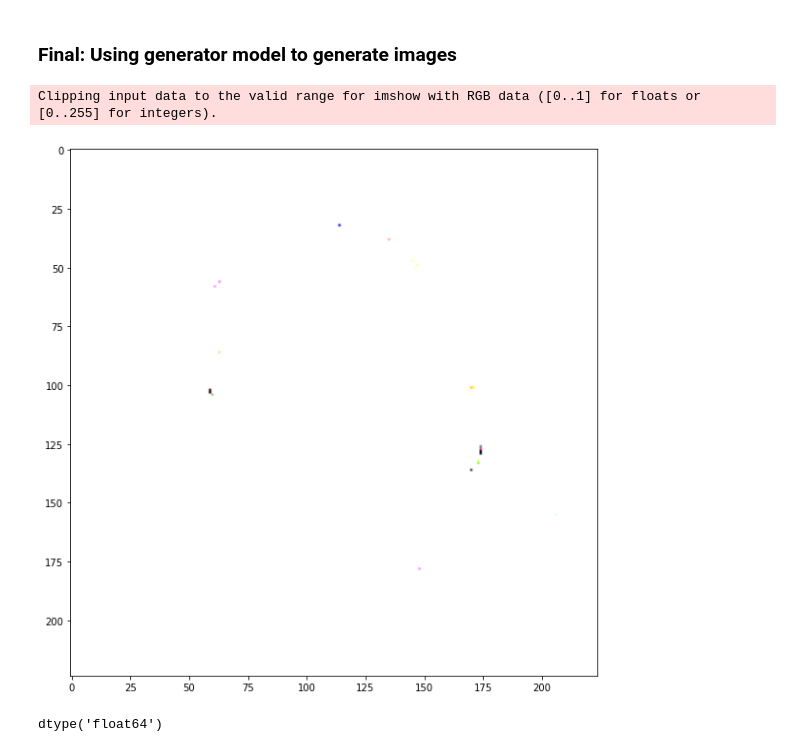
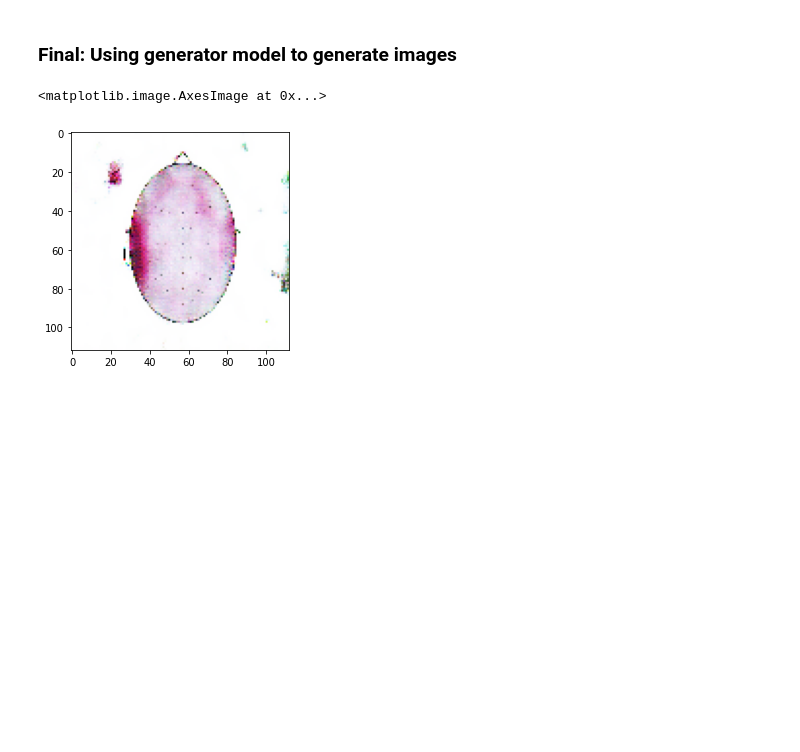
Before and after one commit to havugifelix/GAN_topomap, a Jupyter notebook: GAN_Topomaps.ipynb, the cells around one changed output. Saved outputs shown, nothing was run; the diff lists cells and outputs as text; code cells hidden in the pictures; blank space fills up the shorter version.

```diff
--- a/GAN_Topomaps.ipynb
+++ b/GAN_Topomaps.ipynb
@@ -33,7 +33,7 @@ import os
 import cv2
 import numpy as np
 # define the standalone discriminator model
-def define_discriminator(in_shape=(224,224,3)):
+def define_discriminator(in_shape=(112,112,3)):
     model = Sequential()
     model.add(Conv2D(64, (3,3), strides=(2, 2), padding='same', input_shape=in_shape))
     model.add(LeakyReLU(alpha=0.2))
@@ -183,7 +198,7 @@ data.shape
 import tqdm
 
 # evaluate the discriminator, plot generated images, save generator model
-def summarize_performance(epoch, g_model, d_model, dataset, latent_dim, n_samples=500):
+def summarize_performance(epoch, g_model, d_model, dataset, latent_dim, n_samples=11000):
     # prepare real samples
     X_real, y_real = generate_real_samples(dataset,n_samples)
     # evaluate discriminator on real examples
@@ -197,11 +212,11 @@ def summarize_performance(epoch, g_model, d_model, dataset, latent_dim, n_sample
     # save plot
     save_plot(x_fake, epoch)
     # save the generator model tile file
-    filename = 'generator_model_%03d.h5' % (epoch + 1)
+    filename ='/home/kashraf/Research_2021/GAN_topomap/saved_models/Un_GAN_generator_V3_allsamples.h5'
     g_model.save(filename)
 
    ##train the generator and discriminator
-def train(g_model, d_model, gan_model, dataset, latent_dim, n_epochs=100, n_batch=32):
+def train(g_model, d_model, gan_model, dataset, latent_dim, n_epochs=, n_batch=64):
     bat_per_epo = int(dataset.shape[0] / n_batch)
     half_batch = int(n_batch / 2)
     # manually enumerate epochs
@@ -227,7 +242,7 @@ def train(g_model, d_model, gan_model, dataset, latent_dim, n_epochs=100, n_batc
             # summarize loss on this batch
             print('Discriminator Loss: {}\nGenerator Loss: {}\n'. format(d_loss, g_loss))
         # evaluate the model performance, sometimes
-        if (i+1) % n_epochs == 0:
+        if (i+1) % 20 == 0:
             summarize_performance(i, g_model, d_model, dataset, latent_dim)
 # %%
 # size of the latent space
@@ -298,15 +320,19 @@ latent_points = generate_latent_points(100,10)
-# %%
-X = g_model.predict(latent_points)
-plt.imsave("New_Topo.png",X[1])
-
-# plot the result
-plt.figure(figsize=(10,10))
-plt.imshow(X[5]*255,cmap="gray")
-plt.show()
-# %% [output]
-Clipping input data to the valid range for imshow with RGB data ([0..1] for floats or [0..255] for integers).
-[figure, removed]
-# %%
-np.dtype(float)
-# %% [output]
-dtype('float64')
+# %%
+path="/home/kashraf/Research_2021/GAN_topomap/generated_images/Un_GAN_generator_V2//"
+# model=tf.keras.models.load_model('/home/kashraf/Research_2021/GAN_topomap/saved_models/Un_GAN_generator_V2.h5')
+latent_points= generate_latent_points(100,200)
+X =g_model.predict(latent_points)
+generated_img=[((arr - arr.min()) * (1/(arr.max() - arr.min()) * 255)).astype('uint8') for arr in X]
+generated_img = [cv2.cvtColor(img, cv2.COLOR_BGR2RGB) for img in generated_img]
+for i in range(len(generated_img)):
+    plt.imsave(path+"beta_"+str(i)+".png",generated_img[i])
+
+# # plot the result
+# plt.figure(figsize=(10,10))
+# plt.imshow(generated_img[2])
+# plt.show()
+# %%
+plt.imshow(generated_img[0])
+# %% [output]
+<matplotlib.image.AxesImage at 0x...>
+[figure, added]
```
Also changed, not shown: parts of 7 cells of this notebook, 7 other files.
